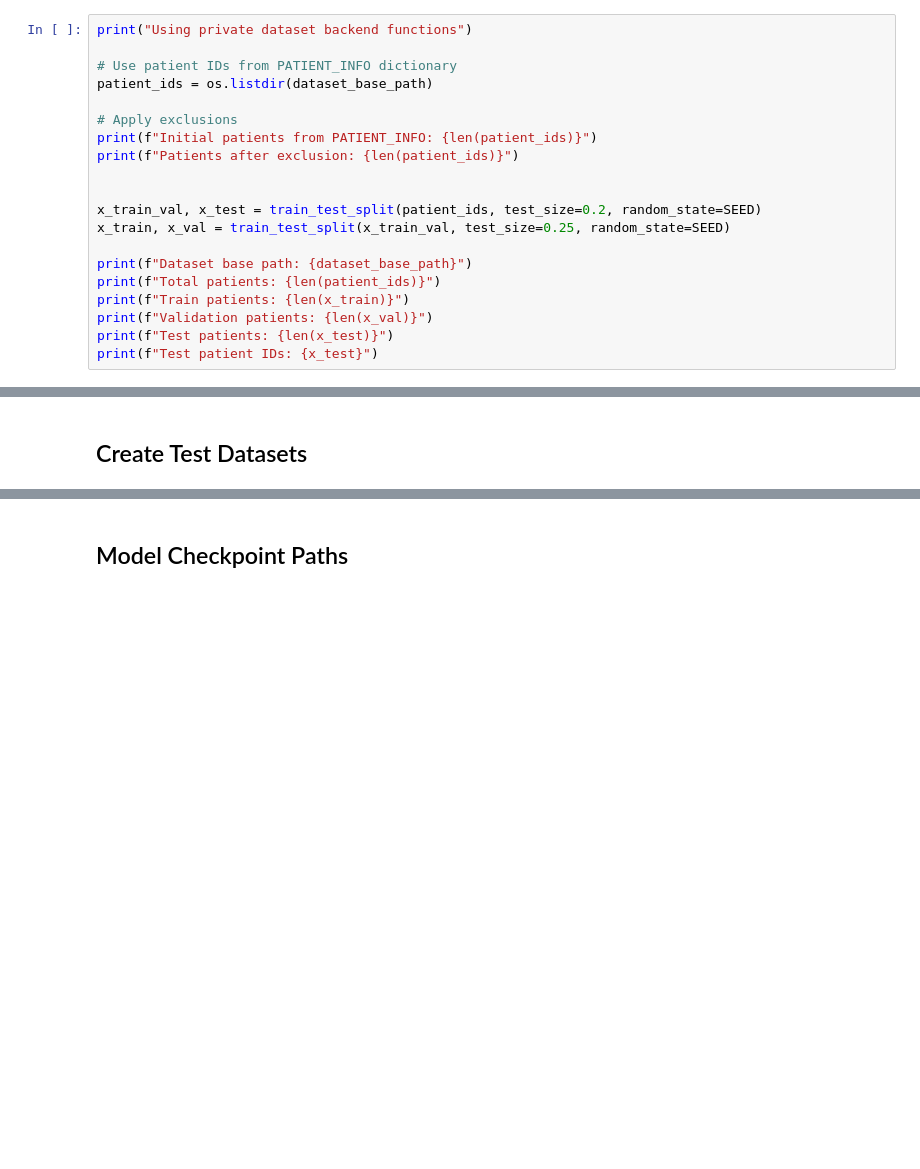
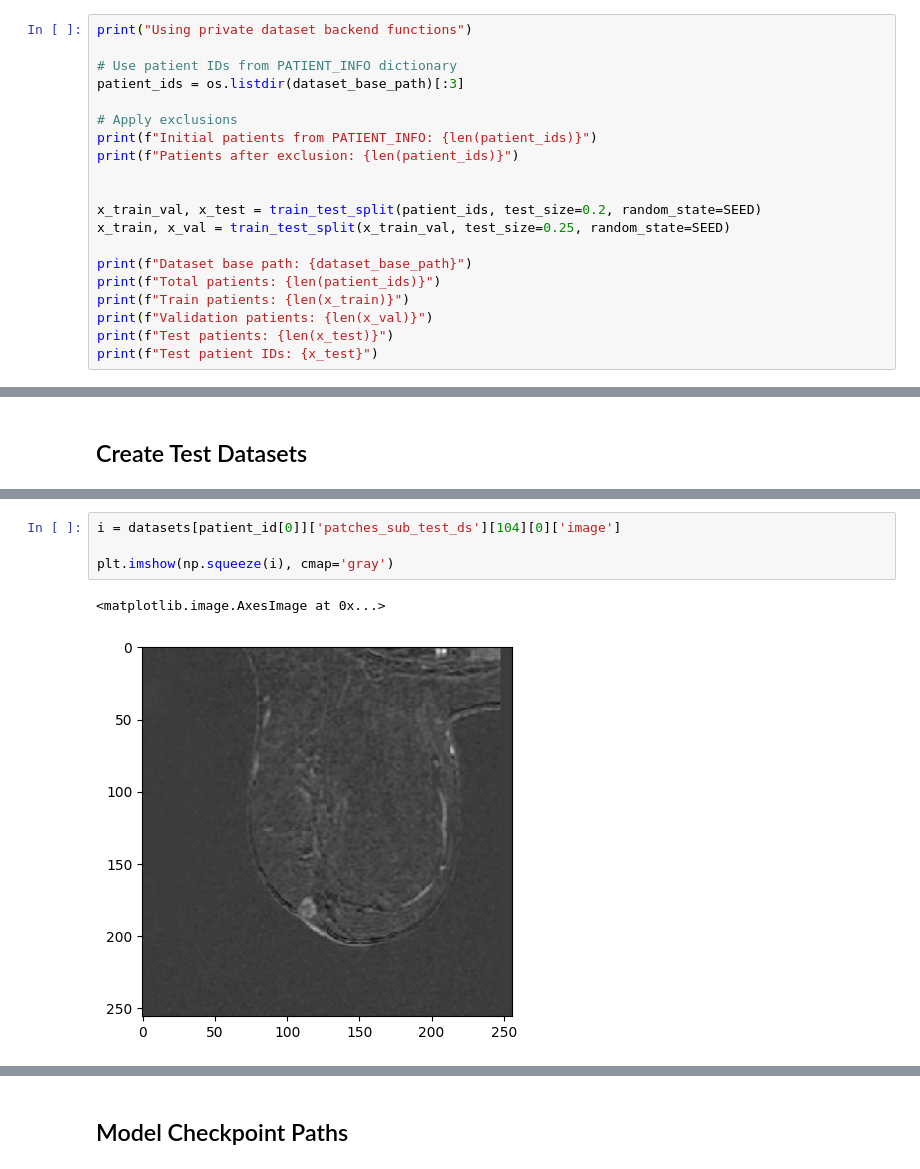
Before and after one commit to pablogiaccaglia/venus, a Jupyter notebook: inference_dataset_aware_private.ipynb, the cells around one changed output, grey strips where cells are left out. Drawn from its saved outputs; the diff is of its cells as text; blank space fills up the shorter version.

```diff
--- a/inference_dataset_aware_private.ipynb
+++ b/inference_dataset_aware_private.ipynb
@@ -110,7 +129,7 @@ if torch.cuda.is_available():
 print("Using private dataset backend functions")
 
 # Use patient IDs from PATIENT_INFO dictionary
-patient_ids = os.listdir(dataset_base_path)
+patient_ids = os.listdir(dataset_base_path)[:3]
 
 # Apply exclusions
 print(f"Initial patients from PATIENT_INFO: {len(patient_ids)}")
@@ -216,0 +250,7 @@ for patient_id in x_test:
+# %%
+i = datasets[patient_id[0]]['patches_sub_test_ds'][104][0]['image']
+
+plt.imshow(np.squeeze(i), cmap='gray')
+# %% [output]
+<matplotlib.image.AxesImage at 0x...>
+[figure, added]
```
Also changed, not shown: parts of 8 cells of this notebook, 41 other files.
